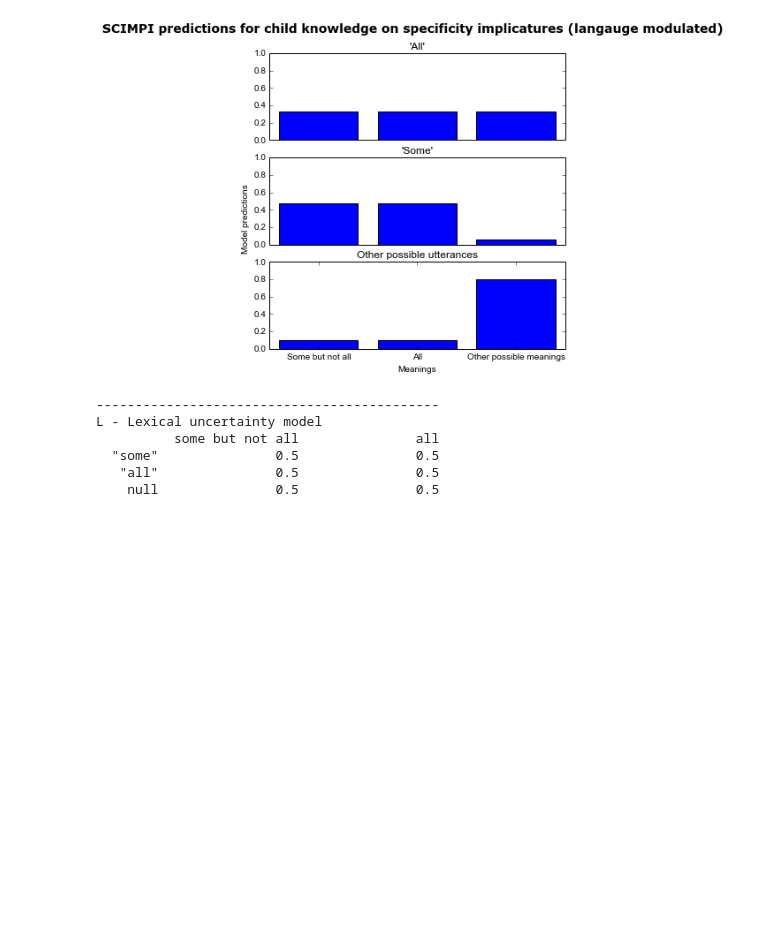
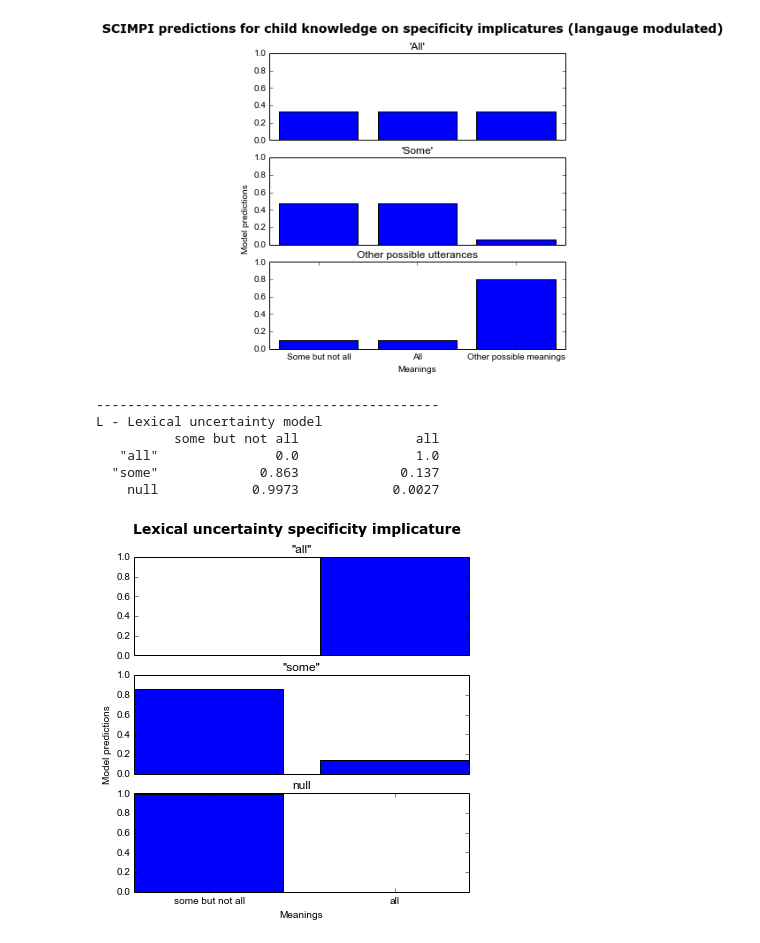
Before and after one commit to Epist/EpistemicPragmatics, a Jupyter notebook: Examples for paper.ipynb, the cells around one changed output. Cells and saved outputs as stored; diff of their text form; code cells hidden in the pictures; blank space fills up the shorter version.

Commit message:
Added lexical uncertainty and RSA child plots

```diff
--- a/Examples for paper.ipynb
+++ b/Examples for paper.ipynb
@@ -479,6 +479,8 @@ SCIMPI predictions for child knowledge on specificity implicatures
 <matplotlib.figure.Figure at 0x...>
 [figure]
 # %%
+#Lexical Uncertainty Specificity Implicature
+
 from pragmods import Pragmod
 TT = [1.0, 1.0]
 TF = [1.0, 0.0]
@@ -487,41 +489,67 @@ FT = [0.0, 1.0]
 # Semantics for the null message fixed for all lexica:
 nullsem = [1.0, 1.0]
 
 # The nine logically distinct lexica -- message rows, world columns:
 lexica = [
-    np.array([TT, TT, nullsem]),
-    np.array([TT, TF, nullsem]),
-    np.array([TT, FT, nullsem]),
-    np.array([TF, TT, nullsem]),
-    np.array([TF, TF, nullsem]),
-    np.array([TF, FT, nullsem]),
     np.array([FT, TT, nullsem]),
     np.array([FT, TF, nullsem]),
-    np.array([FT, FT, nullsem])]
+    np.array([FT, FT, nullsem]),]
 
 # General model with the temperature parameter (lambda) set aggressively:
 mod = Pragmod(
     lexica=lexica,
-    messages=['\"some\"', '\"all\"', 'null'], # Messsages and
+    messages=['\"all\"', '\"some\"', 'null'], # Messsages and
     states=['some but not all', 'all'],               # World-types and
     prior=np.array([0.5, 0.5]),                      # their prior.
     lexprior=np.repeat(1.0/len(lexica), len(lexica)),        # Flat lex prior.
     temperature=1.0,
     alpha=1.0,
     beta=1.0) # Relevant only for the anxious experts model.
 
 # Compare the final listeners (display=True for full model output):
 # Iteration depth (sort of arbitrary here):
 n = 3
 
 
 # Basic lexical uncertainty model:
 lulangs = mod.run_uncertainty_model(n=n, display=False)
 mod.display_listener_matrix(lulangs[-1], title=" - Lexical uncertainty model")
+predictions=lulangs[-1]
+
+#Plotting Code
+fig = plt.figure()
+#fig = plt.gcf()
+%matplotlib inline
+size = fig.get_size_inches()
+plt.figure(figsize=(size[0]*1,size[1]*1.5))
+gs = gridspec.GridSpec(3,1)
+plt.suptitle("Lexical uncertainty specificity implicature", fontsize=14, fontweight='bold')
+for i in range(3):
+    toPlot=predictions[i,:]
+    epsilon = 1e-7
+    toPlot = [x+epsilon for x in toPlot]
+    labels=mod.states
+    locs=range(len(toPlot))
+    ax = plt.subplot(gs[i])
+    ax.bar(locs,toPlot, align='center')
+    #ax.set_xlabel("Meanings")
+    #ax.set_ylabel("Model predictions")
+    if i==2:
+        plt.xticks(locs, labels)
+    else: ax.xaxis.set_visible(False)
+    ax.set_title(mod.messages[i])
+    axes = plt.gca()
+    axes.set_ylim([0,1])
+plt.xlabel("Meanings")
+#plt.ylabel("Model predictions", verticalalignment = 'bottom', horizontalalignment="left")
+plt.ylabel("Model predictions", position=[0,1.5])
+
+plt.show()
 # %% [output]
 --------------------------------------------
 L - Lexical uncertainty model
           some but not all               all
-  "some"               0.5               0.5
-   "all"               0.5               0.5
-    null               0.5               0.5
+   "all"               0.0               1.0
+  "some"             0.863             0.137
+    null            0.9973            0.0027
+[figure, added]
```
Also changed, not shown: parts of 1 cell of this notebook.
